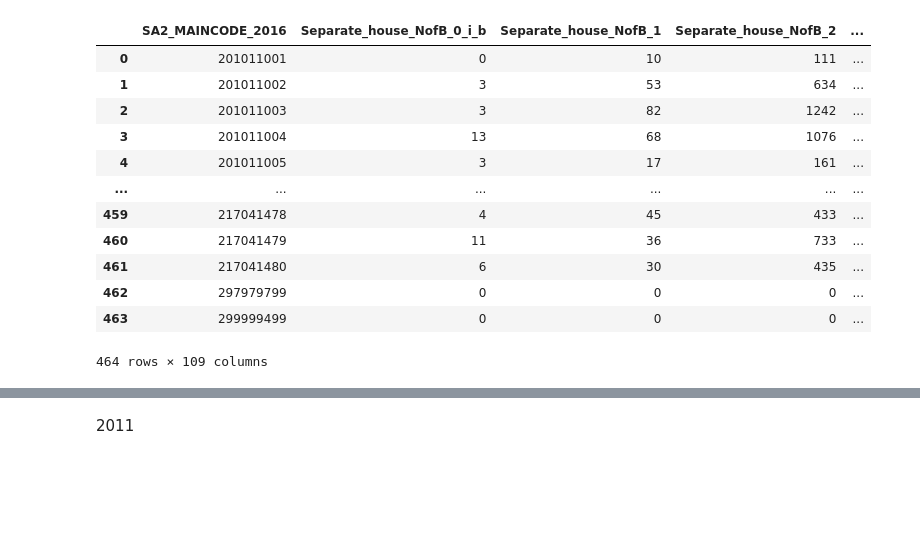
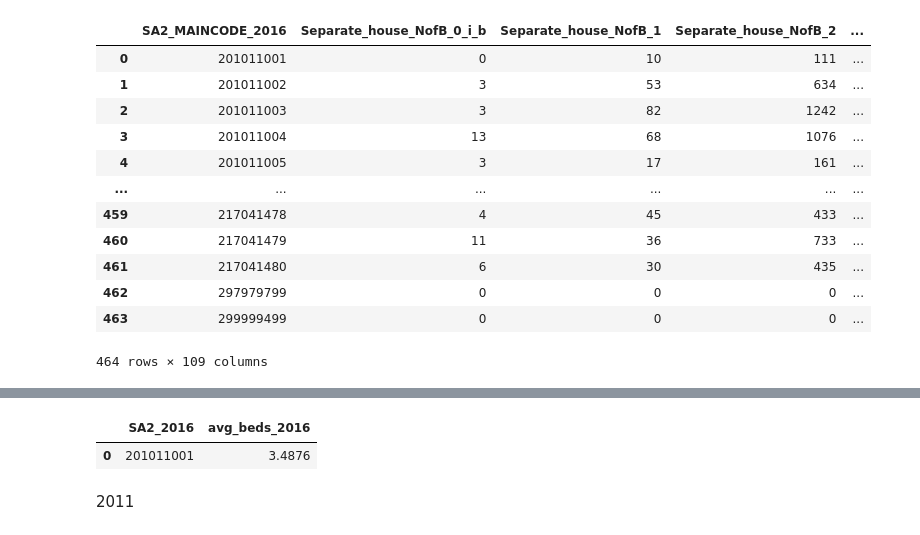
Before and after one commit to MAST30034-Applied-Data-Science/generic-real-estate-consulting-project-group-46, a Jupyter notebook: notebooks/未命名.ipynb, the cells around one changed output, grey strips where cells are left out. Saved outputs shown, nothing was run; the diff lists cells and outputs as text; code cells hidden in the pictures; blank space fills up the shorter version.

```diff
--- a/notebooks/未命名.ipynb
+++ b/notebooks/未命名.ipynb
@@ -161,3 +169,8 @@ df_bed_2016 = pd.DataFrame(beds_2016.items(), columns=['SA2_2016', 'avg_beds_201
+# %%
+df_bed_2016[df_bed_2016['SA2_2016'] == list(mul_l.keys())[0]]
+# %% [output]
+|  | SA2_2016 | avg_beds_2016 |
+| 0 | 201011001 | 3.4876 |
 # %% [markdown]
 2011
 # %%
```
Also changed, not shown: parts of 15 cells of this notebook.
